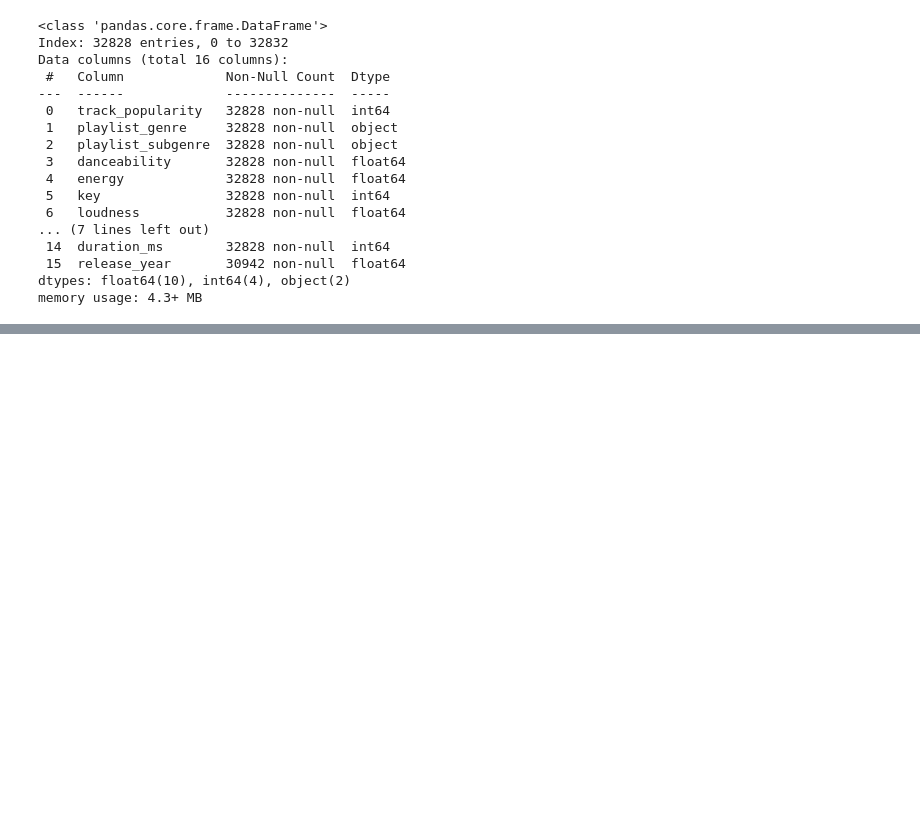
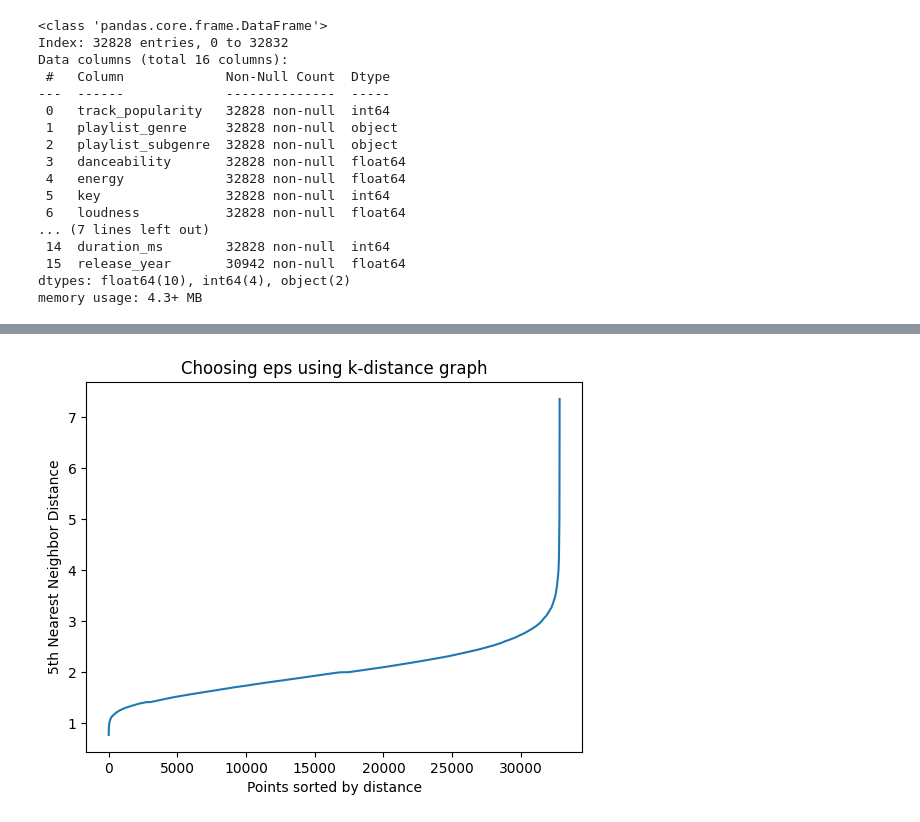
Before and after one commit to wnovak5/ML4VA-music-recommendation, a Jupyter notebook: ML4VA-music-recommendation.ipynb, the cells around one changed output, grey strips where cells are left out. Cells and saved outputs as stored; diff of their text form; code cells hidden in the pictures; blank space fills up the shorter version.

```diff
--- a/ML4VA-music-recommendation.ipynb
+++ b/ML4VA-music-recommendation.ipynb
@@ -210,0 +321,19 @@ Name: 43, dtype: object
+# %%
+from sklearn.neighbors import NearestNeighbors
+import matplotlib.pyplot as plt
+import numpy as np
+
+# Fit NearestNeighbors to find k-nearest neighbors
+neighbors = NearestNeighbors(n_neighbors=5)
+neighbors_fit = neighbors.fit(songs_prepared)
+distances, indices = neighbors_fit.kneighbors(songs_prepared)
+
+# Sort distances and plot
+distances = np.sort(distances[:, -1])  # Get the distance to the 5th nearest neighbor
+plt.plot(distances)
+plt.xlabel('Points sorted by distance')
+plt.ylabel('5th Nearest Neighbor Distance')
+plt.title('Choosing eps using k-distance graph')
+plt.show()
+# %% [output]
+[figure, added]
```
Also changed, not shown: parts of 8 cells of this notebook.
